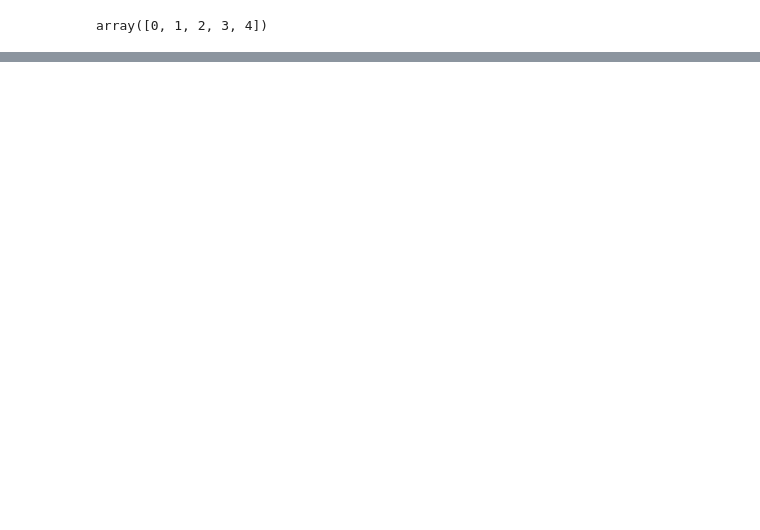
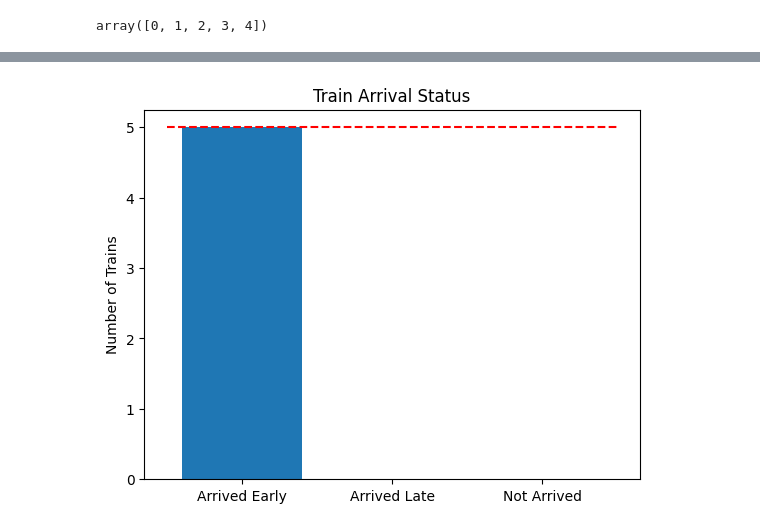
Before and after one commit to gvlos/SwitchFL, a Jupyter notebook: plot.ipynb, the cells around one changed output, grey strips where cells are left out. Saved outputs shown, nothing was run; the diff lists cells and outputs as text; code cells hidden in the pictures; blank space fills up the shorter version.

```diff
--- a/plot.ipynb
+++ b/plot.ipynb
@@ -163,0 +166,27 @@ array([0, 1, 2, 3, 4])
+# %%
+out_dir = '/home/gianvito/Desktop/flatland_exp/5_agents_with_init_BIS/exp_0/seed_0'
+num_agents = 5
+# %%
+delays = np.load(os.path.join(out_dir, "eval", "delays.npz"))
+delays = delays["x"]
+
+trains_at_dest = np.load(os.path.join(out_dir, "eval", "trains_at_dest.npz"))
+trains_at_dest = trains_at_dest["x"]
+
+mask = np.zeros(num_agents).astype(bool)
+mask[trains_at_dest] = True
+arrived_negatives = np.sum(mask & (delays < 0))
+arrived_positives = np.sum(mask & (delays >= 0))
+not_arrived = np.sum(~mask)
+
+hist_data = [arrived_negatives, arrived_positives, not_arrived]
+labels = ['Arrived Early', 'Arrived Late', 'Not Arrived']
+
+fig, ax = plt.subplots()
+ax.bar(labels, hist_data)
+ax.hlines(num_agents, xmin=-0.5, xmax=2.5, color='r', linestyle='--', label='Total # of Trains')
+ax.set_title('Train Arrival Status')
+ax.set_ylabel('Number of Trains')
+plt.show()
+# %% [output]
+[figure, added]
```
Also changed, not shown: parts of 5 cells of this notebook, 5 other files.
